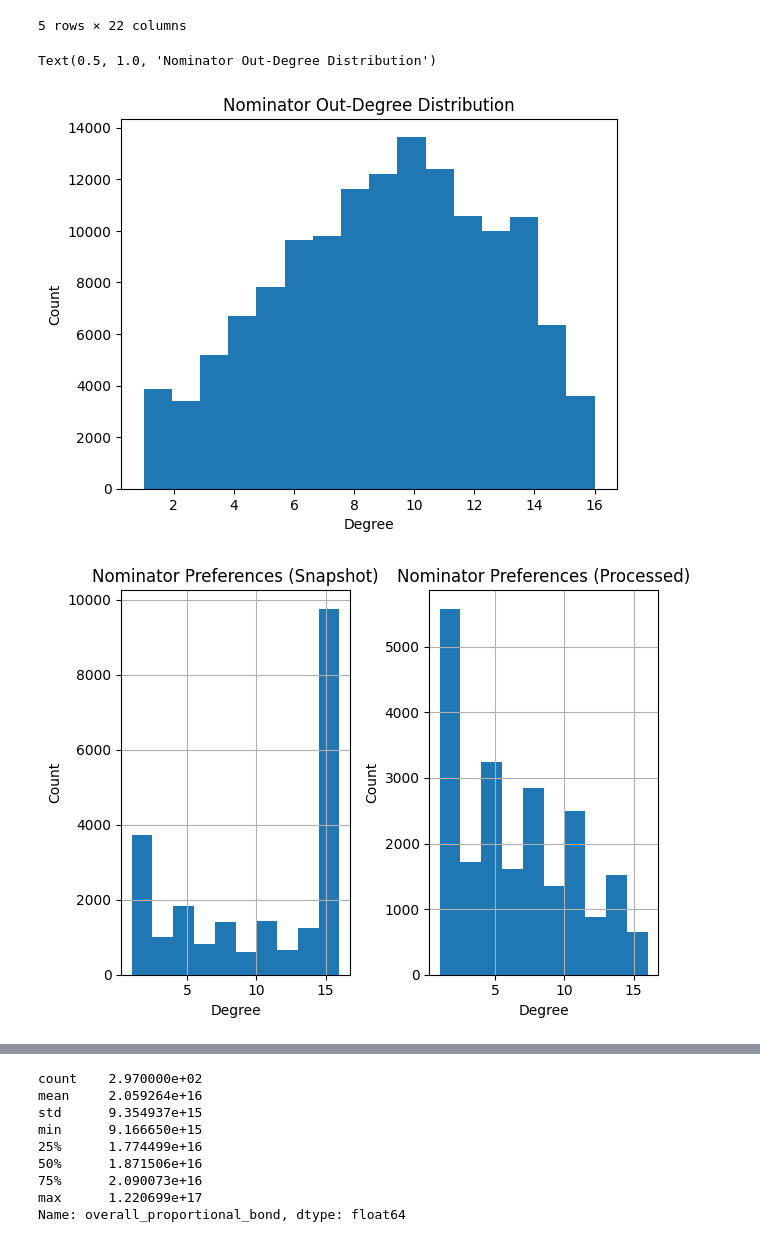
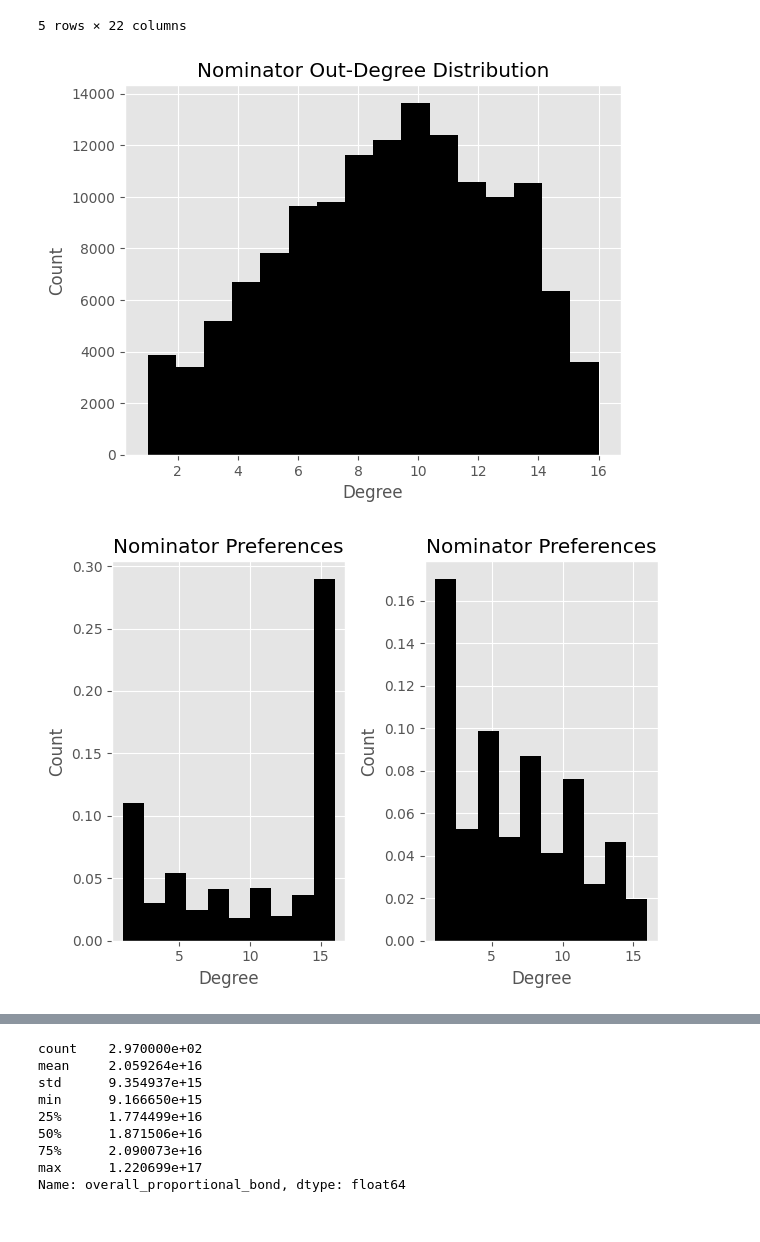
Before and after one commit to moerfii/polkadot_validator_selection, a Jupyter notebook: notebooks/model_2.ipynb, the cells around one changed output, grey strips where cells are left out. Drawn from its saved outputs; the diff is of its cells as text; code cells hidden in the pictures.

```diff
--- a/notebooks/model_2.ipynb
+++ b/notebooks/model_2.ipynb
@@ -5,6 +5,9 @@ import matplotlib.pyplot as plt
 import seaborn as sns
 import matplotlib
 matplotlib.rcParams.update(matplotlib.rcParamsDefault)
+plt.style.use("ggplot")
+matplotlib.rcParams['pdf.fonttype'] = 42
+matplotlib.rcParams['ps.fonttype'] = 42
 import networkx as nx
 import json
 # %%
@@ -42,13 +45,13 @@ df.head()
 | 4 | 15j4dg5GzsL1bw2U2AWgeyAk6QTxq43V7... | 168bhPTpsgByfKqM2pgUfZ2wPxQQpgTwx... | 990 | 2.000000e+16 | 320000000000000001 | 16 | 2.198072e+16 | ... |
 5 rows × 22 columns
 # %%
-plt.hist(df['nominator_degree'], bins=16)
+plt.hist(df['nominator_degree'], bins=16, color="black")
 plt.xlabel('Degree')
 plt.ylabel('Count')
 plt.title('Nominator Out-Degree Distribution')
+plt.savefig("./images/nominator_out_degree_distribution.png", bbox_inches='tight', dpi=300)
 # %% [output]
-Text(0.5, 1.0, 'Nominator Out-Degree Distribution')
-[figure, old version]
+[figure, new version]
 # %%
 era = 990
 with open(f'../data_collection/data/snapshot_data/{era}_snapshot.json') as f:
@@ -62,15 +65,16 @@ nominator_validator_preference_counts.columns = ['nominator_validator_preference
 # %%
 fig, axes = plt.subplots(1, 2)
 
-nominator_validator_preference_counts.hist("nominator_validator_preference_counts", ax=axes[0])
-df.groupby('nominator')['nominator_degree'].first().reset_index().hist('nominator_degree', ax=axes[1])
+nominator_validator_preference_counts.hist("nominator_validator_preference_counts", ax=axes[0], color="black", density=True)
+df.groupby('nominator')['nominator_degree'].first().reset_index().hist('nominator_degree', ax=axes[1], color="black", density=True)
 axes[0].set_xlabel('Degree')
 axes[0].set_ylabel('Count')
-axes[0].set_title('Nominator Preferences (Snapshot)')
+axes[0].set_title('Nominator Preferences')
 axes[1].set_xlabel('Degree')
 axes[1].set_ylabel('Count')
-axes[1].set_title('Nominator Preferences (Processed)')
+axes[1].set_title('Nominator Preferences')
 fig.tight_layout()
+plt.savefig("./images/nominator_preferences.png", bbox_inches='tight', dpi=300)
 plt.show()
 # %% [output]
-[figure, old version]
+[figure, new version]
```
Also changed, not shown: parts of 23 cells of this notebook, 15 other files.
